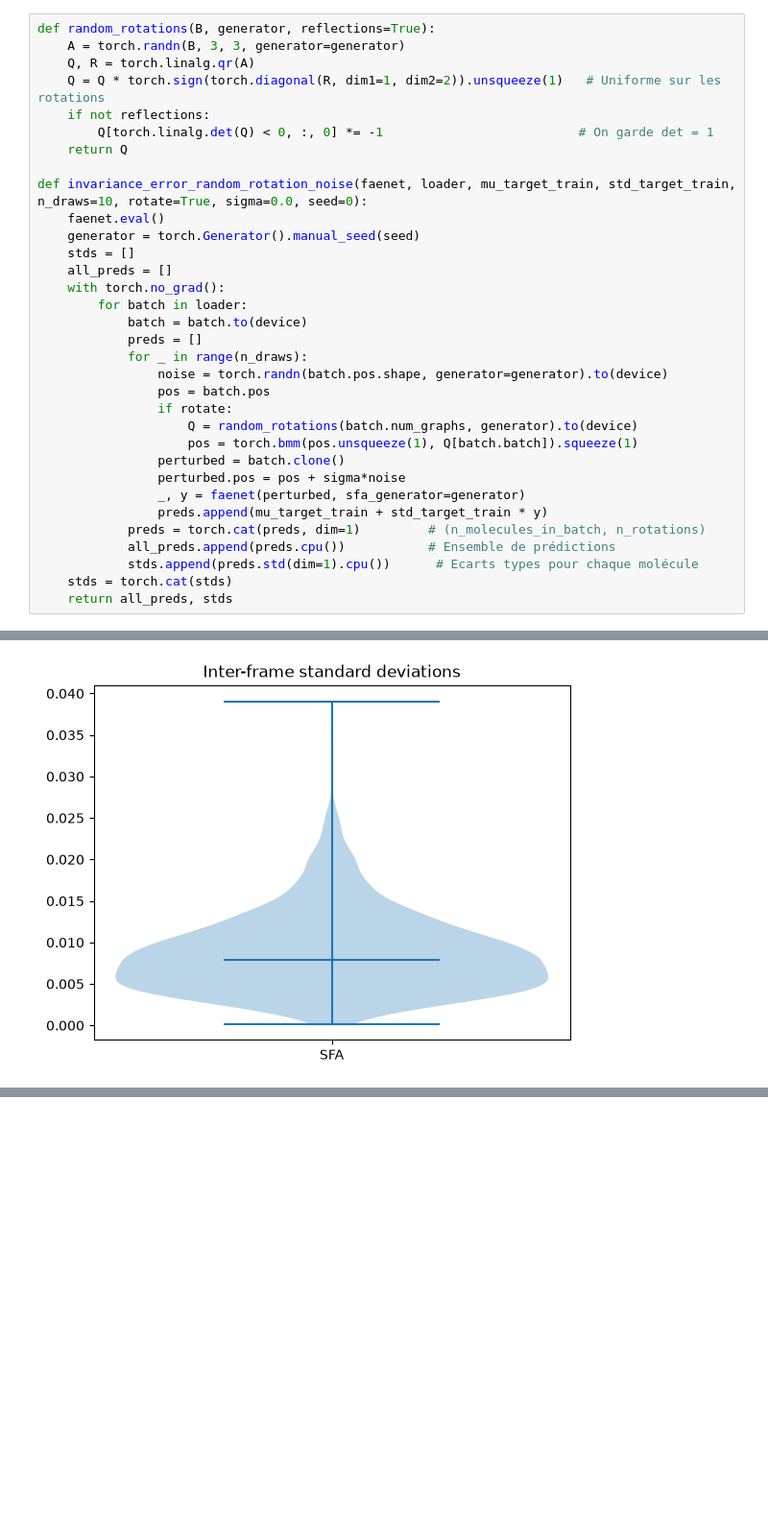
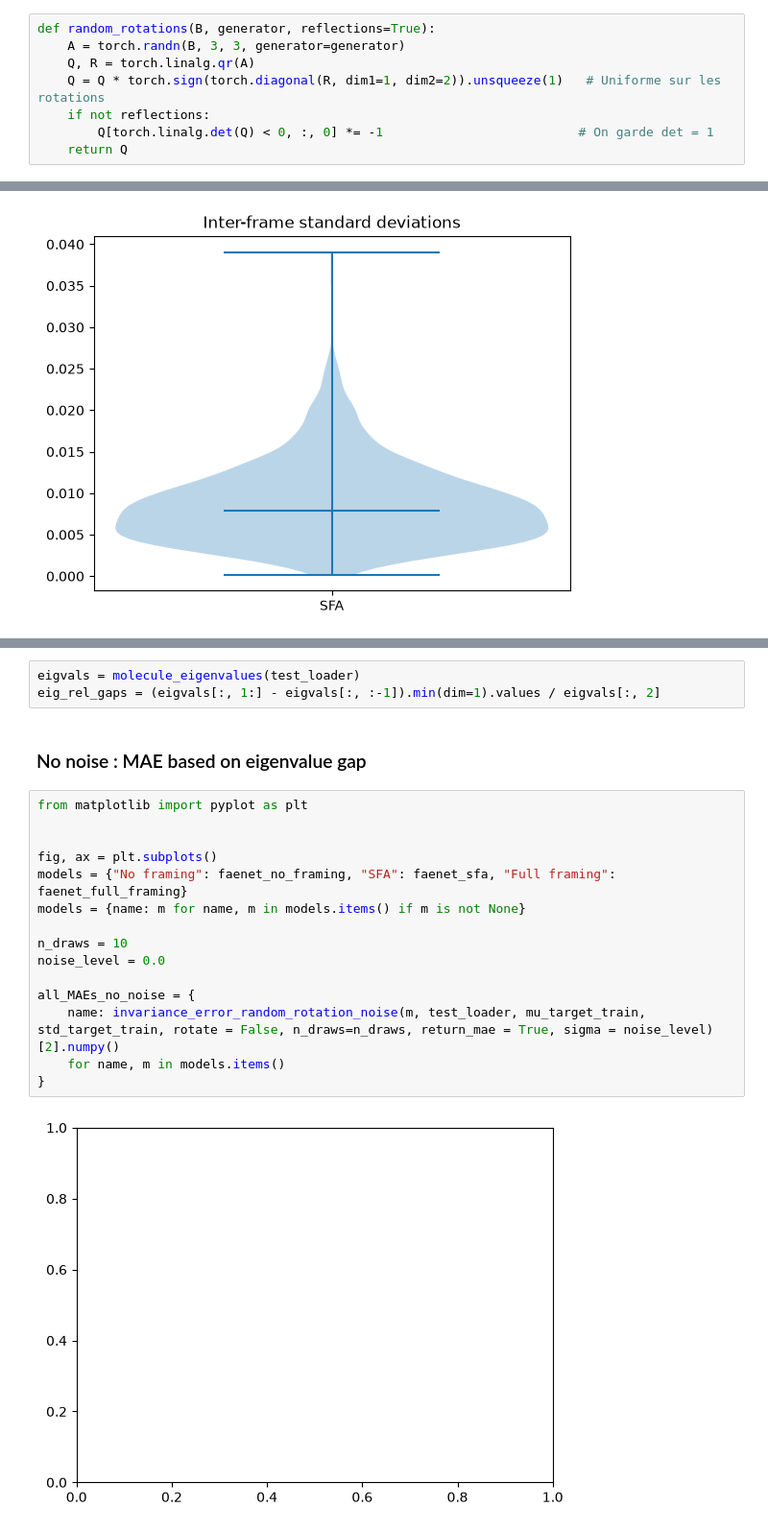
Before and after one commit to Gabriel-PEZ/FAENet, a Jupyter notebook: sandbox_samuel/experiment_framing.ipynb, the cells around one changed output, grey strips where cells are left out. Shown at 96% size. Cells and saved outputs as stored; diff of their text form; blank space fills up the shorter version.

```diff
--- a/sandbox_samuel/experiment_framing.ipynb
+++ b/sandbox_samuel/experiment_framing.ipynb
@@ -17,31 +17,6 @@ def random_rotations(B, generator, reflections=True):
     if not reflections:
         Q[torch.linalg.det(Q) < 0, :, 0] *= -1                          # On garde det = 1
     return Q
-
-def invariance_error_random_rotation_noise(faenet, loader, mu_target_train, std_target_train, n_draws=10, rotate=True, sigma=0.0, seed=0):
-    faenet.eval()
-    generator = torch.Generator().manual_seed(seed)
-    stds = []
-    all_preds = []
-    with torch.no_grad():
-        for batch in loader:
-            batch = batch.to(device)
-            preds = []
-            for _ in range(n_draws):
-                noise = torch.randn(batch.pos.shape, generator=generator).to(device)
-                pos = batch.pos
-                if rotate:
-                    Q = random_rotations(batch.num_graphs, generator).to(device)
-                    pos = torch.bmm(pos.unsqueeze(1), Q[batch.batch]).squeeze(1)
-                perturbed = batch.clone()
-                perturbed.pos = pos + sigma*noise
-                _, y = faenet(perturbed, sfa_generator=generator)
-                preds.append(mu_target_train + std_target_train * y)
-            preds = torch.cat(preds, dim=1)         # (n_molecules_in_batch, n_rotations)
-            all_preds.append(preds.cpu())           # Ensemble de prédictions
-            stds.append(preds.std(dim=1).cpu())      # Ecarts types pour chaque molécule
-    stds = torch.cat(stds)
-    return all_preds, stds
 # %%
 dataset = QM9(root="../data/qm9")
 atomic_numbers_to_indices, properties_atomes_scaled = build_atomic_features(dataset)
@@ -133,0 +161,22 @@ Text(0.5, 1.0, 'Inter-frame standard deviations')
+# %%
+eigvals = molecule_eigenvalues(test_loader)
+eig_rel_gaps = (eigvals[:, 1:] - eigvals[:, :-1]).min(dim=1).values / eigvals[:, 2]
+# %% [markdown]
+### No noise : MAE based on eigenvalue gap
+# %%
+from matplotlib import pyplot as plt
+
+
+fig, ax = plt.subplots()
+models = {"No framing": faenet_no_framing, "SFA": faenet_sfa, "Full framing": faenet_full_framing}
+models = {name: m for name, m in models.items() if m is not None}
+
+n_draws = 10
+noise_level = 0.0
+
+all_MAEs_no_noise = {
+    name: invariance_error_random_rotation_noise(m, test_loader, mu_target_train, std_target_train, rotate = False, n_draws=n_draws, return_mae = True, sigma = noise_level)[2].numpy()
+    for name, m in models.items()
+}
+# %% [output]
+[figure, added]
```
Also changed, not shown: parts of 12 cells of this notebook.
